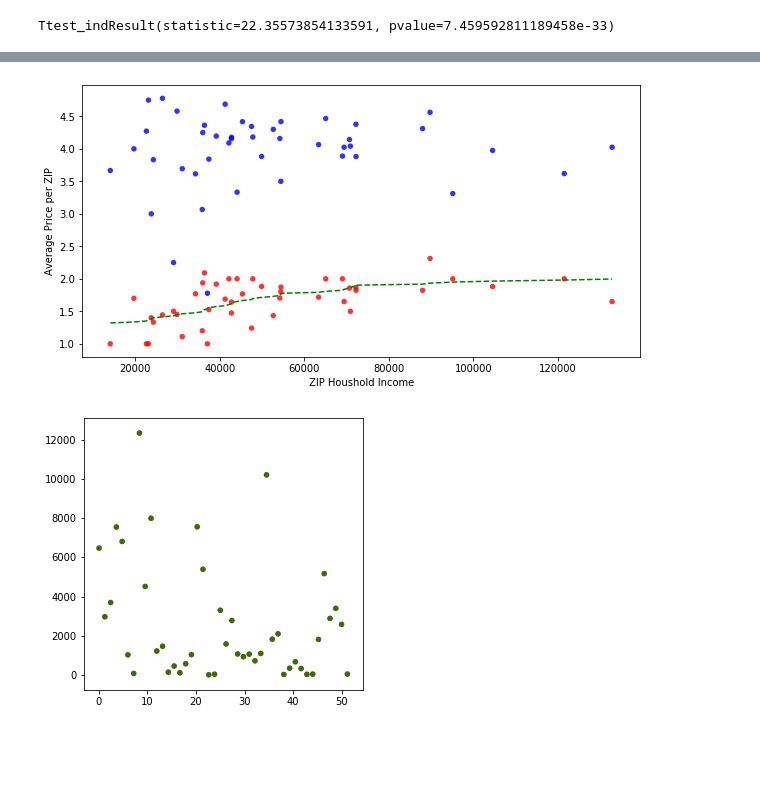
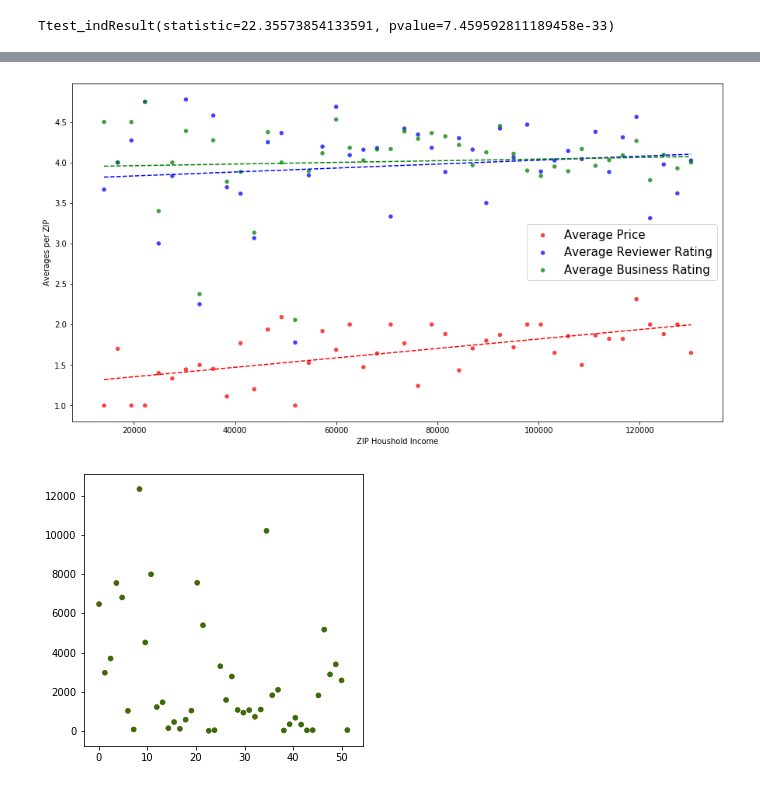
Before and after one commit to DutchDS/Project-1, a Jupyter notebook: yelp_API_review_Extractor.ipynb, the cells around one changed output, grey strips where cells are left out. Cells and saved outputs as stored; diff of their text form; code cells hidden in the pictures; blank space fills up the shorter version.

```diff
--- a/yelp_API_review_Extractor.ipynb
+++ b/yelp_API_review_Extractor.ipynb
@@ -614,42 +700,53 @@ Ttest_indResult(statistic=22.35573854133591, pvalue=7.459592811189458e-33)
 # %%
 ##Scatter plot invoking the relationship between AP and ARR
 
 from scipy.stats import linregress
 ax03_df = GVBm_df.sort_values(by = ['ZIP Household Income'])
 
-fig03 = plt.figure(figsize=(10,5))
+fig03 = plt.figure(figsize=(15,8))
 ax03 = fig03.add_subplot(111)
 
 x03_list = ax03_df['ZIP Household Income'].astype(float).tolist()
-x03_axisMax = max(x00_list)
-x03_axisMin = min(x00_list)
+x03_axisMax = max(x03_list)
+x03_axisMin = min(x03_list)
+
 AP_data = ax03_df['AP'].astype(float).tolist()
 ARR_data = ax03_df['ARR'].astype(float).tolist()
+ABR_data = ax03_df['ABR'].astype(float).tolist()
 
 bins03 = (x03_axisMax - x03_axisMin) / len(w_data)
 x03_axis = np.arange (x03_axisMin, x03_axisMax, bins03)
+
 (APslope, AP_int, AP_r, AP_p,AP_std_err) = linregress(x03_axis, AP_data)
+(ARRslope, ARR_int, ARR_r, ARR_p,ARR_std_err) = linregress(x03_axis, ARR_data)
+(ABRslope, ABR_int, ABR_r, ABR_p,ABR_std_err) = linregress(x03_axis, ABR_data)
 
 AP_fit = APslope*x03_axis + AP_int
-
-colors = ('red','green')
-groups = ('Man', 'Woman')
-
-#x_data = plot1_df['ZIP Income Per Capita'].astype(int)
-#Y1_data = GVBm_df['review_count'].astype(float)
+ARR_fit = ARRslope*x03_axis + ARR_int
+ABR_fit = ABRslope*x03_axis + ABR_int
 
 
 
 
-ax03.scatter(x03_list, AP_data, alpha=0.8, c='red', edgecolors='none', s=30, label = groups)
-ax03.scatter(x03_list, ARR_data, alpha=0.8, c='blue', edgecolors='none', s=30, label = groups)
-ax03.plot(x03_list, AP_fit, 'g--')
+
+ax03.scatter(x03_axis, AP_data, alpha=0.75, c='red', edgecolors='none', s=30, label = 'Average Price')
+ax03.scatter( x03_axis, ARR_data, alpha=0.75, c='blue', edgecolors='none', s=30, label = 'Average Reviewer Rating')
+ax03.scatter( x03_axis, ABR_data, alpha=0.75, c='green', edgecolors='none', s=30, label = 'Average Business Rating')
+
+ax03.plot(x03_axis, AP_fit, 'r--')
+ax03.plot(x03_axis, ARR_fit, 'b--')
+ax03.plot(x03_axis, ABR_fit, 'g--')
+
 ax03.set_xlabel("ZIP Houshold Income")
-ax03.set_ylabel("Average Price per ZIP")
+ax03.set_ylabel("Averages per ZIP")
+ax03.legend(fontsize=15)
+#ax03.set_xticks(tick_locations)
+#ax03.set_xticklabels(xxx_axis, rotation = 90 )
+
 plt.show()
 #print (data1, y_axis)
 # %% [output]
-[figure, old version]
+[figure, new version]
 # %%
 #y_axis = zip_merge['ZIP Income Per Capita'].tolist()
 y_axis = GVBm_df['Inc_Rev'].tolist()
```
Also changed, not shown: parts of 8 cells of this notebook, 2 other files.
